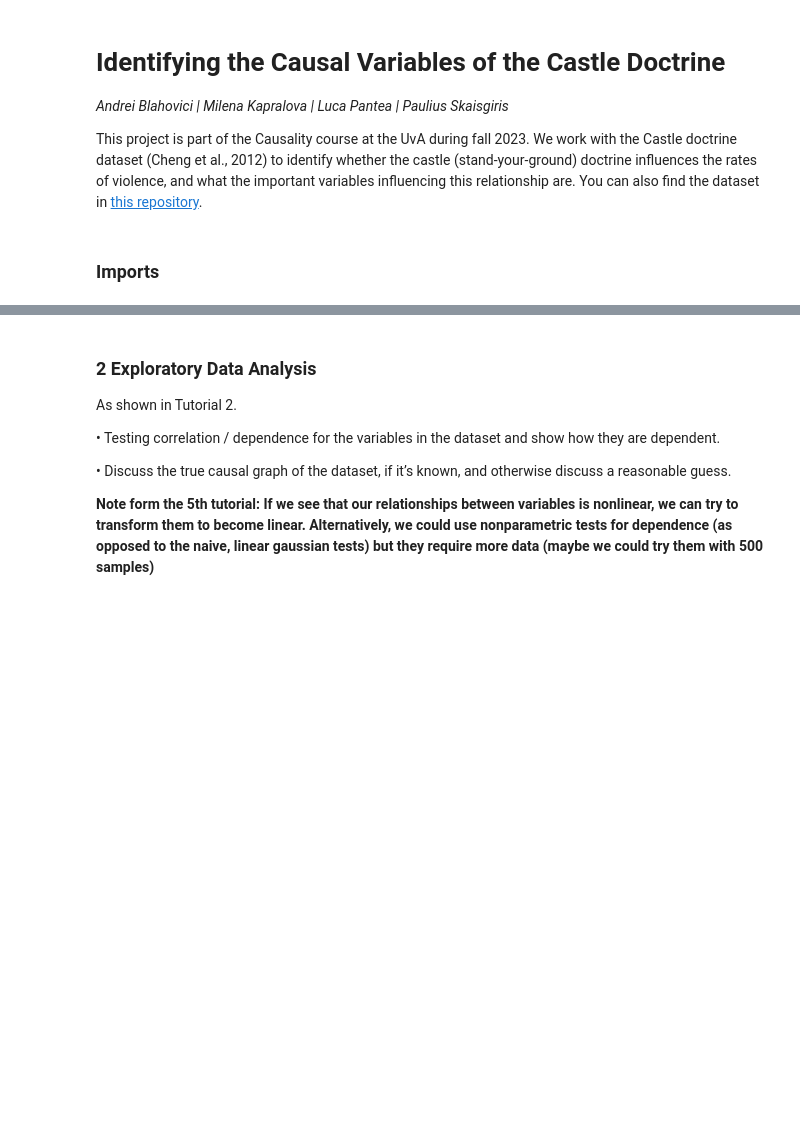
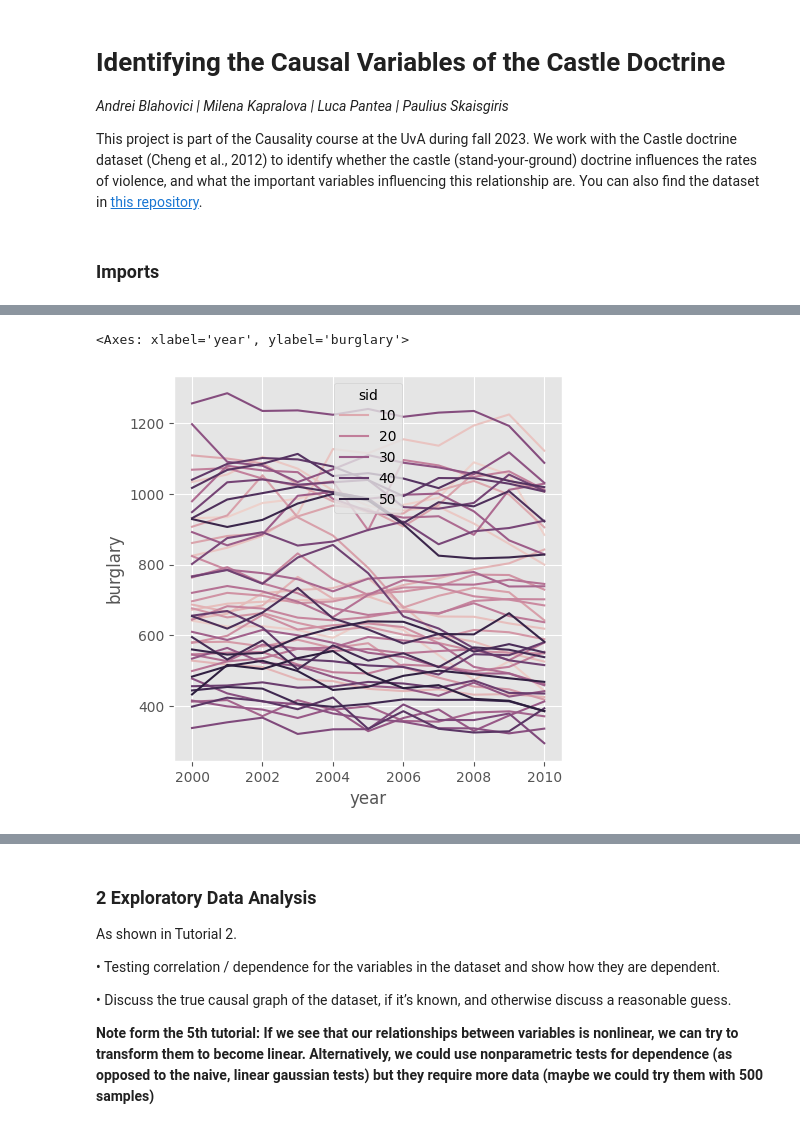
Before and after one commit to Dawlau/castle-doctrine-causality, a Jupyter notebook: eda.ipynb, the cells around one changed output, grey strips where cells are left out. Saved outputs shown, nothing was run; the diff lists cells and outputs as text; code cells hidden in the pictures; blank space fills up the shorter version.

Commit message:
added some plot replications from Cunningham

```diff
--- a/eda.ipynb
+++ b/eda.ipynb
@@ -52,3 +55,28 @@ plt.rcParams['figure.figsize'] = [5, 5]
+# %%
+import numpy as np
+import pandas as pd
+from itertools import permutations
+from sklearn import svm
+import seaborn as sns
+import matplotlib.pyplot as plt
+from IPython.display import Image, display
+from sklearn.linear_model import LinearRegression
+from itertools import chain, combinations
+from statsmodels.datasets import utils as du
+from pandas import read_stata
+from os.path import dirname, abspath, join
+import itertools
+
+# Hide some warnings
+import warnings
+from sklearn.exceptions import DataConversionWarning
+
+# Seed
+np.random.seed(42)
+
+# Configs
+plt.rcParams['figure.figsize'] = [5, 5]
+plt.style.use('ggplot')
 # %% [markdown]
 ### 1 Introduction and Motivation
 
@@ -112,8 +140,23 @@ def _get_data():
 
 data = _get_data()
 
-statistical_variables = ["year", "sid"] # need this only if we are investigating the effect of the adoption of the castle doctrine per state
-control_variables = ["l_police", "unemployrt", "poverty", "l_income", "l_prisoner", "l_exp_subsidy", "l_exp_pubwelfare"]#, "blackm_15_24", "whitem_15_24", "blackm_25_44", "whitem_25_44"]
-dependent_variables = ["homicide", "robbery", "assault"]#, "burglary", "larceny", "motor", "murder"]
+# statistical_variables = ["year", "sid"] # need this only if we are investigating the effect of the adoption of the castle doctrine per state
+# control_variables = ["l_police", "unemployrt", "poverty", "l_income", "l_prisoner", "l_exp_subsidy", "l_exp_pubwelfare"]#, "blackm_15_24", "whitem_15_24", "blackm_25_44", "whitem_25_44"]
+# dependent_variables = ["homicide", "robbery", "assault"]#, "burglary", "larceny", "motor", "murder"]
 
-data = data.drop(data.columns.difference(control_variables + dependent_variables), 1)
+# data = data.drop(data.columns.difference(control_variables + dependent_variables), 1)
+# %%
+# Drop weird columns
+
+to_drop = []
+for c in data.columns:
+    if "r2" in c or "trend_" in c or "lead" in c or "lag" in c:
+        if "l_lag" not in c:
+            to_drop.append(c)
+
+data = data.drop(to_drop, axis=1)
+# %%
+sns.lineplot(data=data, x="year", y="burglary", hue="sid")
+# %% [output]
+<Axes: xlabel='year', ylabel='burglary'>
+[figure, added]
```
Also changed, not shown: parts of 7 cells of this notebook.
